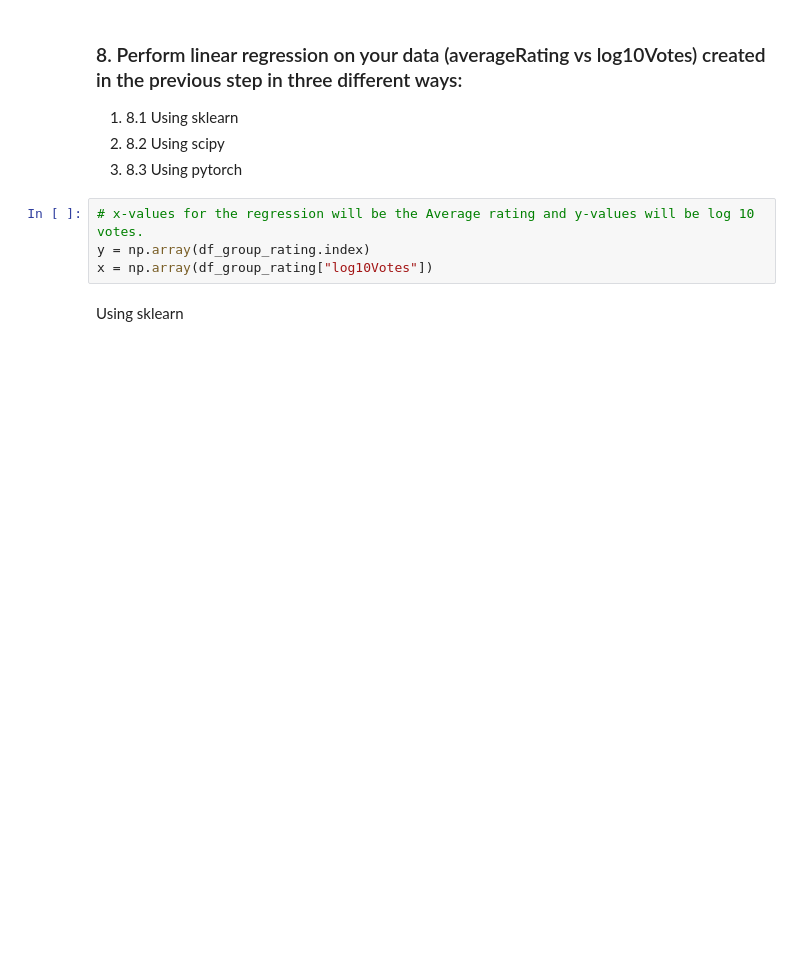
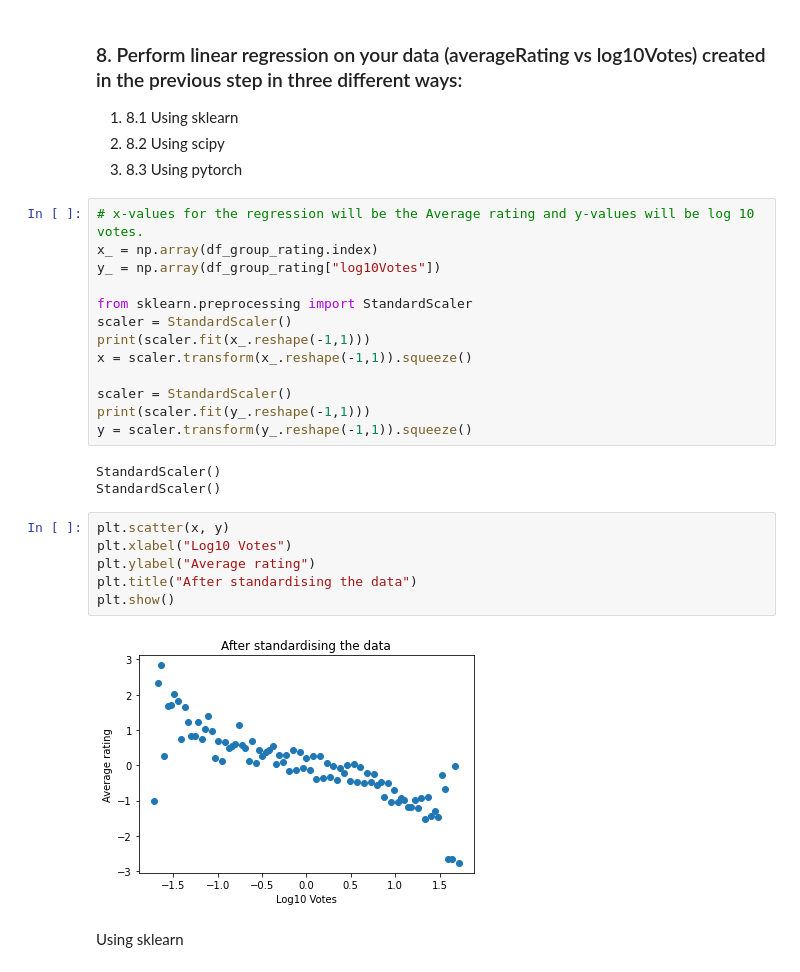
Before and after one commit to ulricharmel/DSI, a Jupyter notebook: dsi-pandas.ipynb, the cells around one changed output. Saved outputs shown, nothing was run; the diff lists cells and outputs as text; blank space fills up the shorter version.

```diff
--- a/dsi-pandas.ipynb
+++ b/dsi-pandas.ipynb
@@ -261,8 +301,28 @@ plt.show()
 </ol>
 # %%
 # x-values for the regression will be the Average rating and y-values will be log 10 votes.
-y = np.array(df_group_rating.index)
-x = np.array(df_group_rating["log10Votes"])
+x_ = np.array(df_group_rating.index)
+y_ = np.array(df_group_rating["log10Votes"])
+
+from sklearn.preprocessing import StandardScaler
+scaler = StandardScaler()
+print(scaler.fit(x_.reshape(-1,1)))
+x = scaler.transform(x_.reshape(-1,1)).squeeze()
+
+scaler = StandardScaler()
+print(scaler.fit(y_.reshape(-1,1)))
+y = scaler.transform(y_.reshape(-1,1)).squeeze()
+# %% [output]
+StandardScaler()
+StandardScaler()
+# %%
+plt.scatter(x, y)
+plt.xlabel("Log10 Votes")
+plt.ylabel("Average rating")
+plt.title("After standardising the data")
+plt.show()
+# %% [output]
+[figure, added]
 # %% [markdown]
 Using sklearn
 # %%
```
Also changed, not shown: parts of 11 cells of this notebook, 1 other file.
